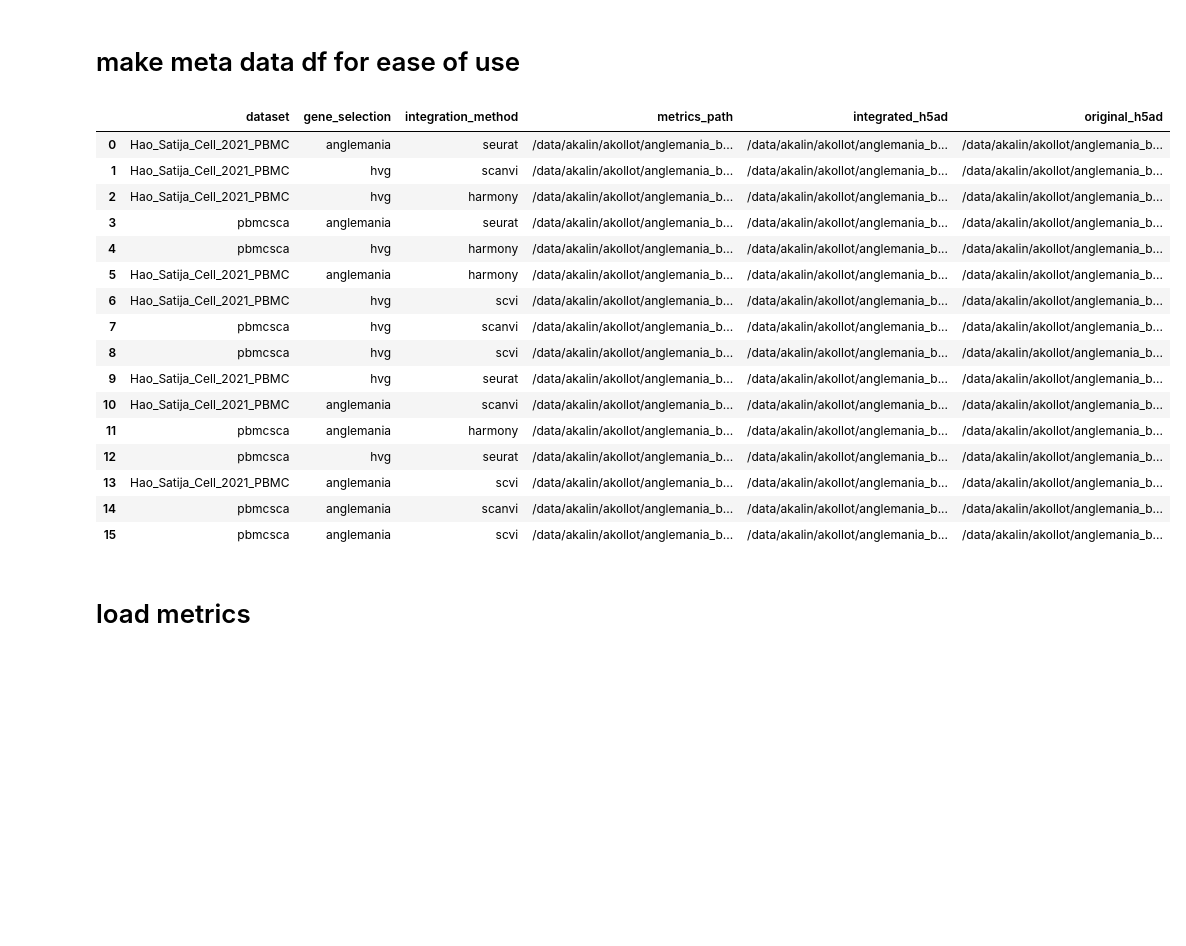
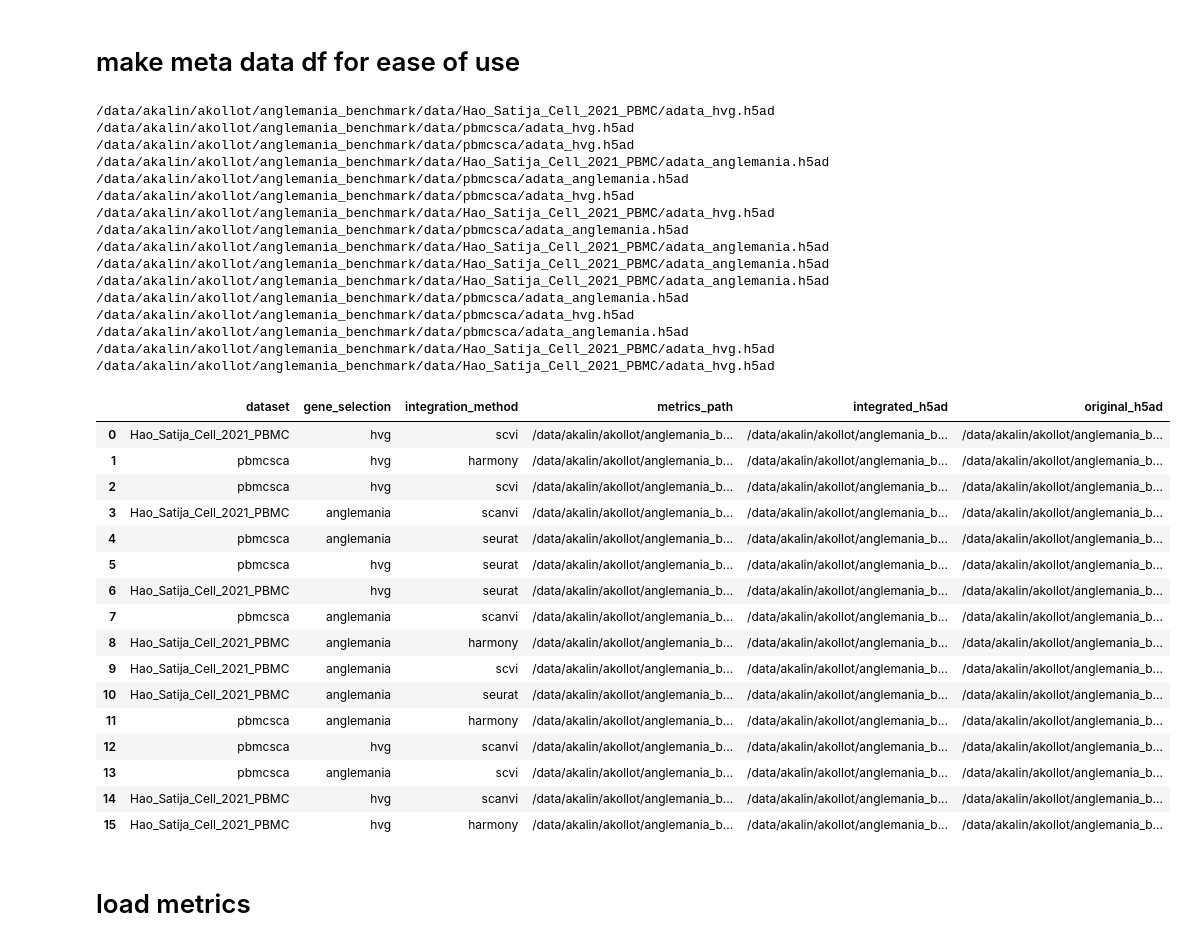
Before and after one commit to kollo97/anglemania_benchmark, a Jupyter notebook: scripts/notebooks/benchmark_visualization.ipynb, the cells around one changed output. Drawn from its saved outputs; the diff is of its cells as text; code cells hidden in the pictures; blank space fills up the shorter version.

```diff
--- a/scripts/benchmark_visualization.ipynb
+++ b/scripts/notebooks/benchmark_visualization.ipynb
@@ -15,32 +155,50 @@ import seaborn as sns
 # %%
 datasets = ["Hao_Satija_Cell_2021_PBMC", "pbmcsca"]
 gene_selections = ["hvg", "anglemania"]
 integration_methods = ["harmony", "scvi", "scanvi", "seurat"]
 # get unique combinations of datasets, gene selections, and integration methods
 unique_combinations = list(set(itertools.product(datasets, gene_selections, integration_methods)))
 meta_df = pd.DataFrame(unique_combinations, columns=["dataset", "gene_selection", "integration_method"])
 meta_df["metrics_path"] = meta_df.apply(lambda x: f"/data/akalin/akollot/anglemania_benchmark/results/{x['dataset']}/{x['gene_selection']}/{x['integration_method']}_metrics.tsv", axis=1)
 meta_df["integrated_h5ad"] = meta_df.apply(lambda x: f"/data/akalin/akollot/anglemania_benchmark/results/{x['dataset']}/{x['gene_selection']}/{x['integration_method']}.h5ad", axis=1)
 meta_df["original_h5ad"] = meta_df.apply(lambda x: f"/data/akalin/akollot/anglemania_benchmark/data/{x['dataset']}/adata_{x['gene_selection']}.h5ad", axis=1)
+for i in meta_df.original_h5ad:
+    print(i)
 meta_df
 # %% [output]
+/data/akalin/akollot/anglemania_benchmark/data/Hao_Satija_Cell_2021_PBMC/adata_hvg.h5ad
+/data/akalin/akollot/anglemania_benchmark/data/pbmcsca/adata_hvg.h5ad
+/data/akalin/akollot/anglemania_benchmark/data/pbmcsca/adata_hvg.h5ad
+/data/akalin/akollot/anglemania_benchmark/data/Hao_Satija_Cell_2021_PBMC/adata_anglemania.h5ad
+/data/akalin/akollot/anglemania_benchmark/data/pbmcsca/adata_anglemania.h5ad
+/data/akalin/akollot/anglemania_benchmark/data/pbmcsca/adata_hvg.h5ad
+/data/akalin/akollot/anglemania_benchmark/data/Hao_Satija_Cell_2021_PBMC/adata_hvg.h5ad
+/data/akalin/akollot/anglemania_benchmark/data/pbmcsca/adata_anglemania.h5ad
+/data/akalin/akollot/anglemania_benchmark/data/Hao_Satija_Cell_2021_PBMC/adata_anglemania.h5ad
+/data/akalin/akollot/anglemania_benchmark/data/Hao_Satija_Cell_2021_PBMC/adata_anglemania.h5ad
+/data/akalin/akollot/anglemania_benchmark/data/Hao_Satija_Cell_2021_PBMC/adata_anglemania.h5ad
+/data/akalin/akollot/anglemania_benchmark/data/pbmcsca/adata_anglemania.h5ad
+/data/akalin/akollot/anglemania_benchmark/data/pbmcsca/adata_hvg.h5ad
+/data/akalin/akollot/anglemania_benchmark/data/pbmcsca/adata_anglemania.h5ad
+/data/akalin/akollot/anglemania_benchmark/data/Hao_Satija_Cell_2021_PBMC/adata_hvg.h5ad
+/data/akalin/akollot/anglemania_benchmark/data/Hao_Satija_Cell_2021_PBMC/adata_hvg.h5ad
 |  | dataset | gene_selection | integration_method | metrics_path | integrated_h5ad | original_h5ad |
-| 0 | Hao_Satija_Cell_2021_PBMC | anglemania | seurat | /data/akalin/akollot/anglemania_b... | /data/akalin/akollot/anglemania_b... | /data/akalin/akollot/anglemania_b... |
-| 1 | Hao_Satija_Cell_2021_PBMC | hvg | scanvi | /data/akalin/akollot/anglemania_b... | /data/akalin/akollot/anglemania_b... | /data/akalin/akollot/anglemania_b... |
-| 2 | Hao_Satija_Cell_2021_PBMC | hvg | harmony | /data/akalin/akollot/anglemania_b... | /data/akalin/akollot/anglemania_b... | /data/akalin/akollot/anglemania_b... |
-| 3 | pbmcsca | anglemania | seurat | /data/akalin/akollot/anglemania_b... | /data/akalin/akollot/anglemania_b... | /data/akalin/akollot/anglemania_b... |
-| 4 | pbmcsca | hvg | harmony | /data/akalin/akollot/anglemania_b... | /data/akalin/akollot/anglemania_b... | /data/akalin/akollot/anglemania_b... |
-| 5 | Hao_Satija_Cell_2021_PBMC | anglemania | harmony | /data/akalin/akollot/anglemania_b... | /data/akalin/akollot/anglemania_b... | /data/akalin/akollot/anglemania_b... |
-| 6 | Hao_Satija_Cell_2021_PBMC | hvg | scvi | /data/akalin/akollot/anglemania_b... | /data/akalin/akollot/anglemania_b... | /data/akalin/akollot/anglemania_b... |
-| 7 | pbmcsca | hvg | scanvi | /data/akalin/akollot/anglemania_b... | /data/akalin/akollot/anglemania_b... | /data/akalin/akollot/anglemania_b... |
-| 8 | pbmcsca | hvg | scvi | /data/akalin/akollot/anglemania_b... | /data/akalin/akollot/anglemania_b... | /data/akalin/akollot/anglemania_b... |
-| 9 | Hao_Satija_Cell_2021_PBMC | hvg | seurat | /data/akalin/akollot/anglemania_b... | /data/akalin/akollot/anglemania_b... | /data/akalin/akollot/anglemania_b... |
-| 10 | Hao_Satija_Cell_2021_PBMC | anglemania | scanvi | /data/akalin/akollot/anglemania_b... | /data/akalin/akollot/anglemania_b... | /data/akalin/akollot/anglemania_b... |
+| 0 | Hao_Satija_Cell_2021_PBMC | hvg | scvi | /data/akalin/akollot/anglemania_b... | /data/akalin/akollot/anglemania_b... | /data/akalin/akollot/anglemania_b... |
+| 1 | pbmcsca | hvg | harmony | /data/akalin/akollot/anglemania_b... | /data/akalin/akollot/anglemania_b... | /data/akalin/akollot/anglemania_b... |
+| 2 | pbmcsca | hvg | scvi | /data/akalin/akollot/anglemania_b... | /data/akalin/akollot/anglemania_b... | /data/akalin/akollot/anglemania_b... |
+| 3 | Hao_Satija_Cell_2021_PBMC | anglemania | scanvi | /data/akalin/akollot/anglemania_b... | /data/akalin/akollot/anglemania_b... | /data/akalin/akollot/anglemania_b... |
+| 4 | pbmcsca | anglemania | seurat | /data/akalin/akollot/anglemania_b... | /data/akalin/akollot/anglemania_b... | /data/akalin/akollot/anglemania_b... |
+| 5 | pbmcsca | hvg | seurat | /data/akalin/akollot/anglemania_b... | /data/akalin/akollot/anglemania_b... | /data/akalin/akollot/anglemania_b... |
+| 6 | Hao_Satija_Cell_2021_PBMC | hvg | seurat | /data/akalin/akollot/anglemania_b... | /data/akalin/akollot/anglemania_b... | /data/akalin/akollot/anglemania_b... |
+| 7 | pbmcsca | anglemania | scanvi | /data/akalin/akollot/anglemania_b... | /data/akalin/akollot/anglemania_b... | /data/akalin/akollot/anglemania_b... |
+| 8 | Hao_Satija_Cell_2021_PBMC | anglemania | harmony | /data/akalin/akollot/anglemania_b... | /data/akalin/akollot/anglemania_b... | /data/akalin/akollot/anglemania_b... |
+| 9 | Hao_Satija_Cell_2021_PBMC | anglemania | scvi | /data/akalin/akollot/anglemania_b... | /data/akalin/akollot/anglemania_b... | /data/akalin/akollot/anglemania_b... |
+| 10 | Hao_Satija_Cell_2021_PBMC | anglemania | seurat | /data/akalin/akollot/anglemania_b... | /data/akalin/akollot/anglemania_b... | /data/akalin/akollot/anglemania_b... |
 | 11 | pbmcsca | anglemania | harmony | /data/akalin/akollot/anglemania_b... | /data/akalin/akollot/anglemania_b... | /data/akalin/akollot/anglemania_b... |
-| 12 | pbmcsca | hvg | seurat | /data/akalin/akollot/anglemania_b... | /data/akalin/akollot/anglemania_b... | /data/akalin/akollot/anglemania_b... |
-| 13 | Hao_Satija_Cell_2021_PBMC | anglemania | scvi | /data/akalin/akollot/anglemania_b... | /data/akalin/akollot/anglemania_b... | /data/akalin/akollot/anglemania_b... |
-| 14 | pbmcsca | anglemania | scanvi | /data/akalin/akollot/anglemania_b... | /data/akalin/akollot/anglemania_b... | /data/akalin/akollot/anglemania_b... |
-| 15 | pbmcsca | anglemania | scvi | /data/akalin/akollot/anglemania_b... | /data/akalin/akollot/anglemania_b... | /data/akalin/akollot/anglemania_b... |
+| 12 | pbmcsca | hvg | scanvi | /data/akalin/akollot/anglemania_b... | /data/akalin/akollot/anglemania_b... | /data/akalin/akollot/anglemania_b... |
+| 13 | pbmcsca | anglemania | scvi | /data/akalin/akollot/anglemania_b... | /data/akalin/akollot/anglemania_b... | /data/akalin/akollot/anglemania_b... |
+| 14 | Hao_Satija_Cell_2021_PBMC | hvg | scanvi | /data/akalin/akollot/anglemania_b... | /data/akalin/akollot/anglemania_b... | /data/akalin/akollot/anglemania_b... |
+| 15 | Hao_Satija_Cell_2021_PBMC | hvg | harmony | /data/akalin/akollot/anglemania_b... | /data/akalin/akollot/anglemania_b... | /data/akalin/akollot/anglemania_b... |
 # %% [markdown]
 # load metrics
 # %%
```
Also changed, not shown: parts of 8 cells of this notebook, 36 other files.
